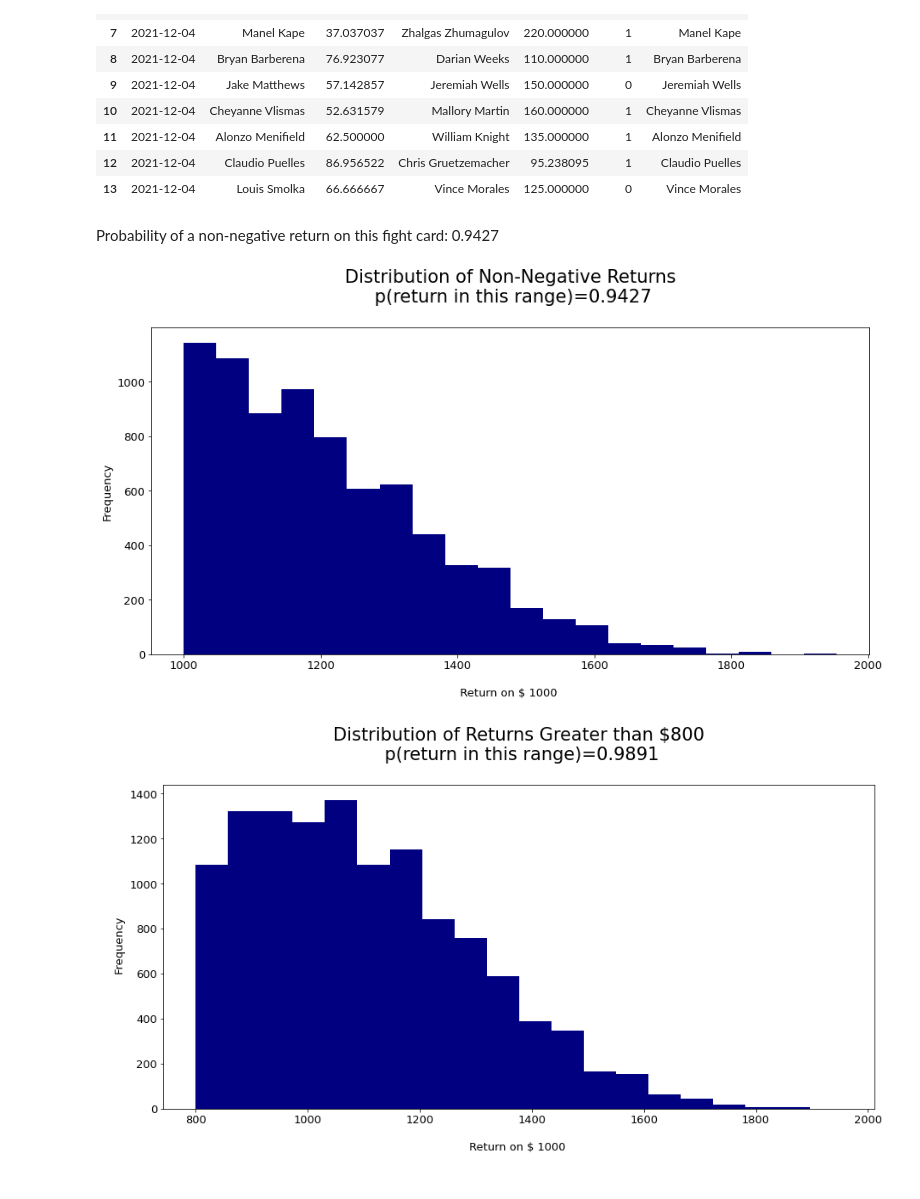
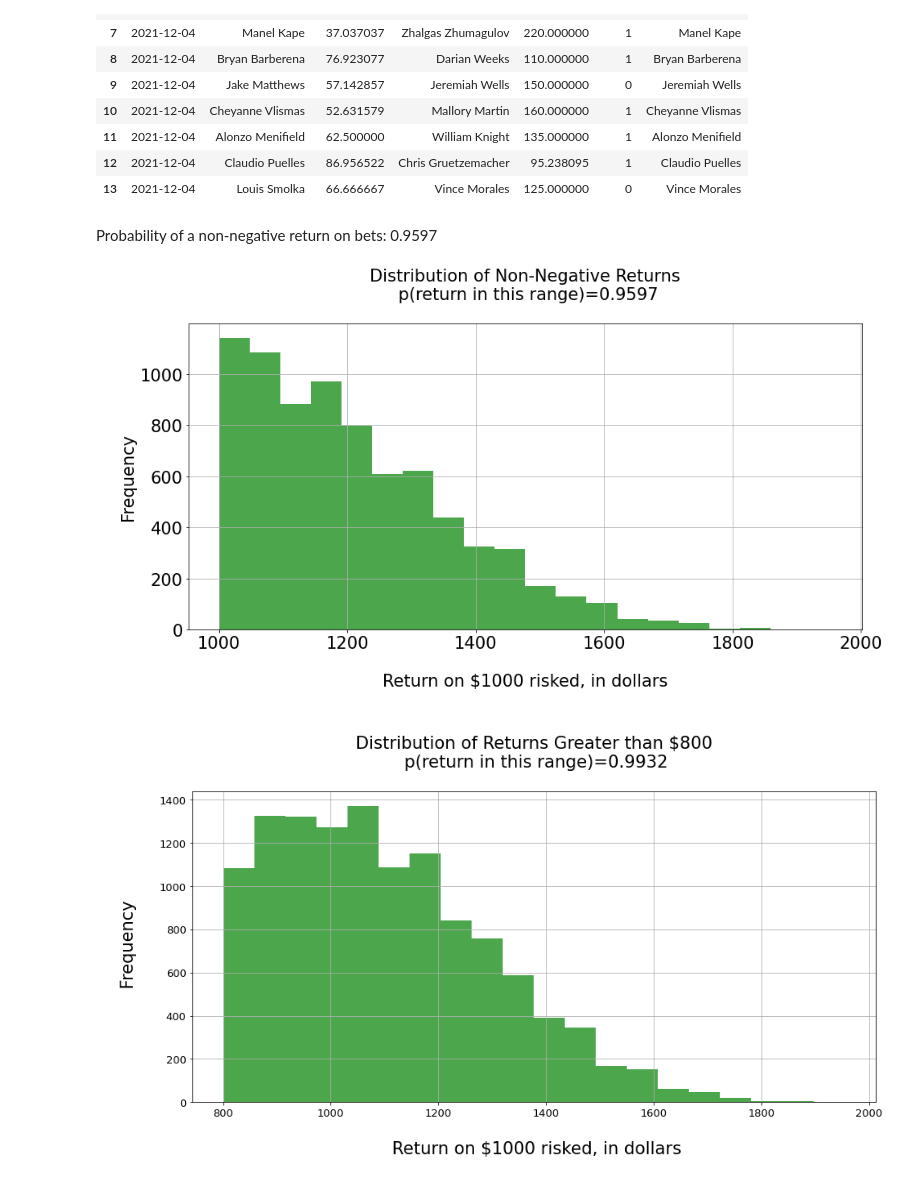
Before and after one commit to andrewritchie05/ufc-prediction-senstivity-analysis, a Jupyter notebook: UFC Fight Predicition - Outcome Sensitivity Analysis.ipynb, the cells around one changed output. Cells and saved outputs as stored; diff of their text form; code cells hidden in the pictures.

```diff
--- a/UFC Fight Predicition - Outcome Sensitivity Analysis.ipynb
+++ b/UFC Fight Predicition - Outcome Sensitivity Analysis.ipynb
@@ -8,7 +8,7 @@ amt = 1000
 amt1 = 800
 
 # The probability of a succesful prediction
-p = 0.72
+p = 0.74
 
 #################################################################
 
@@ -26,6 +26,7 @@ HTML_cmds = HTML("""
 .output_png {
     display: table-cell;
     text-align: center;
+    align-items; center;
     vertical-align: middle;
 }
 </style>
@@ -128,39 +129,44 @@ x_df['probability'] = probs
 pos_prob = round(np.sum(x_df[x_df['outcome']>= amt]['probability']),4)
 
 print('')
-title = '\n Probability of a non-negative return on this fight card: {0} \n'.format(pos_prob)
+title = '\n Probability of a non-negative return on bets: {0} \n'.format(pos_prob)
 HTML('<font size="+2">{}</font>'.format(title))
 # %% [output]
-Probability of a non-negative return on this fight card: 0.9427
+Probability of a non-negative return on bets: 0.9597
 # %%
 # font sizes
 f1 = 21
 f2 = 13
+fig1 = (15,7)
 
 ax = x_df[x_df['outcome']> amt]['outcome'].plot.hist(bins=20,
-                                                     colormap='jet',
-                                                     fontsize=f2,
-                                                     figsize=(15,7))
+                                                     colormap='ocean',
+                                                     alpha=0.7,
+                                                     grid=True,
+                                                     fontsize=f1,
+                                                     figsize=fig1)
 
 ax.set_title('Distribution of Non-Negative Returns\n p(return in this range)={0}\n'.format(pos_prob),fontsize=f1)
-ax.set_xlabel("\n Return on $ {0}  ".format(amt), fontsize=f2)
-ax.set_ylabel('Frequency', fontsize=f2)
+ax.set_xlabel("\nReturn on ${0} risked, in dollars\n".format(amt), fontsize=f1)
+ax.set_ylabel('\nFrequency', fontsize=f1)
 
 HTML_cmds
 # %% [output]
-[figure, old version]
+[figure, new version]
 # %%
 ok_prob = round(np.sum(x_df[x_df['outcome']>= amt1]['probability']),4)
 
 ax1 = x_df[x_df['outcome']>=amt1]['outcome'].plot.hist(bins=20,
-                                                     colormap='jet',
-                                                     fontsize=f2,
-                                                    figsize=(15,7))
+                                                       colormap='ocean',
+                                                       alpha=0.7,
+                                                       fontsize=f2,
+                                                       figsize=fig1,
+                                                       grid=True)
 
 ax1.set_title('Distribution of Returns Greater than $800\n p(return in this range)={0}\n'.format(ok_prob),fontsize=f1)
-ax1.set_xlabel("\n Return on $ {0}  ".format(amt), fontsize=f2)
-ax1.set_ylabel('\n Frequency', fontsize=f2)
+ax1.set_xlabel("\n Return on ${0} risked, in dollars\n".format(amt), fontsize=f1)
+ax1.set_ylabel('\n Frequency\n', fontsize=f1)
 
 HTML_cmds
 # %% [output]
-[figure, old version]
+[figure, new version]
```
Also changed, not shown: parts of 1 cell of this notebook, 1 other file.
